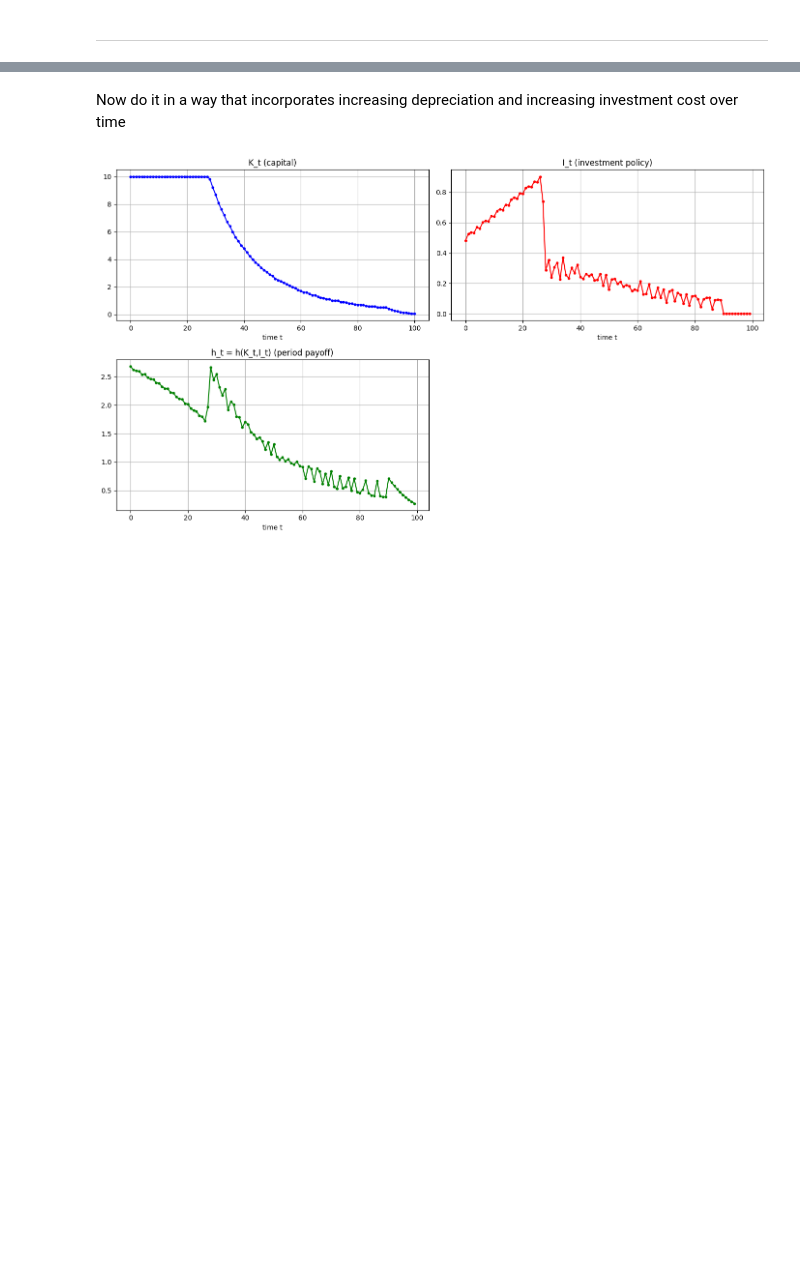
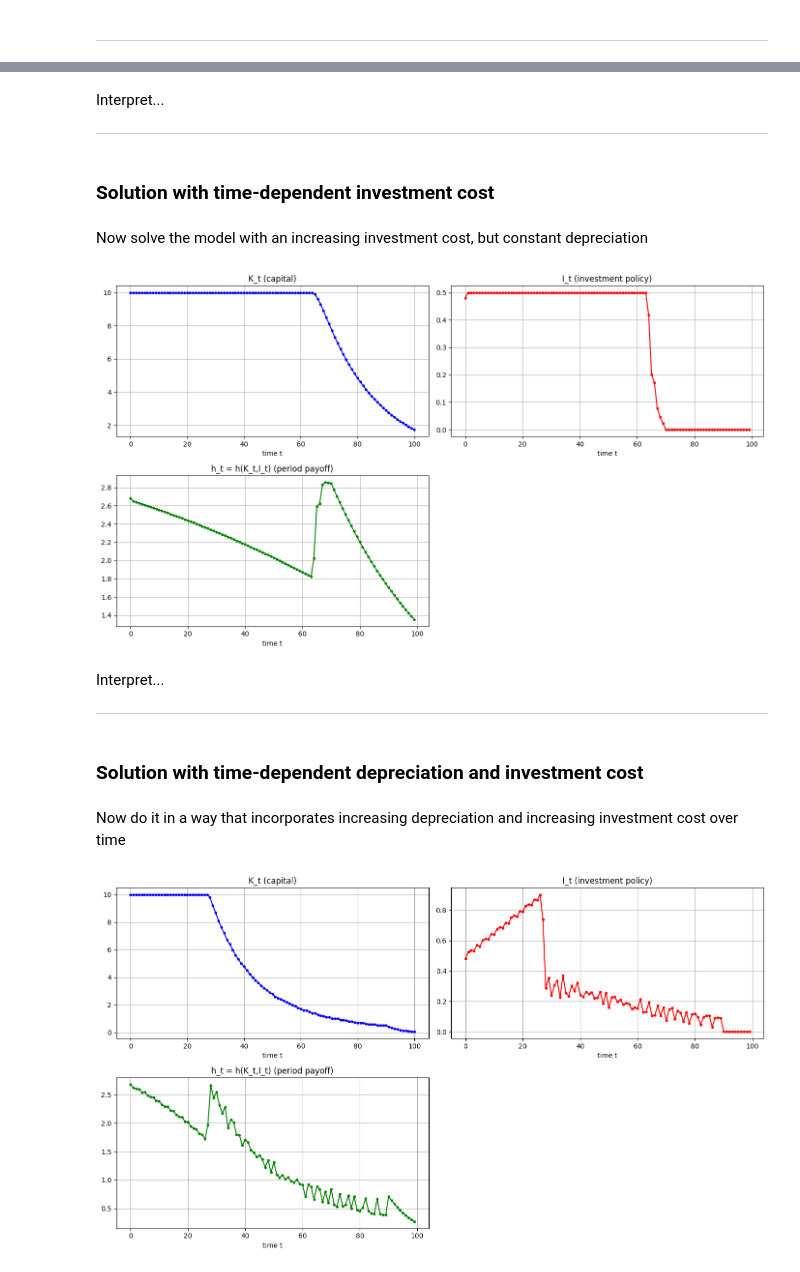
Before and after one commit to jacobmcl7/happiness_U_shape_foundation, a Jupyter notebook: Code/time-dep_problem_analysis.ipynb, the cells around one changed output, grey strips where cells are left out. Saved outputs shown, nothing was run; the diff lists cells and outputs as text; code cells hidden in the pictures; blank space fills up the shorter version.

```diff
--- a/Code/time-dep_problem_analysis.ipynb
+++ b/Code/time-dep_problem_analysis.ipynb
@@ -207,3 +227,24 @@ solve_and_simulate(K0, Kmin, Kmax, nK, Imin, Imax, nI, Tsim, beta, h_of_t, K_nex
+# %% [markdown]
+Interpret...
+
+---
+# %% [markdown]
+### Solution with time-dependent investment cost
+# %% [markdown]
+Now solve the model with an increasing investment cost, but constant depreciation
+# %%
+delta_path = np.linspace(0.05, 0.05, Tsim)  # back to constant depreciation
+gamma_path = np.linspace(1, 2, Tsim)**2  # increasing polynomial investment cost over time
+
+solve_and_simulate(K0, Kmin, Kmax, nK, Imin, Imax, nI, Tsim, beta, h_of_t, K_next)
+# %% [output]
+[figure, added]
+# %% [markdown]
+Interpret...
+
+---
+# %% [markdown]
+### Solution with time-dependent depreciation and investment cost
 # %% [markdown]
 Now do it in a way that incorporates increasing depreciation and increasing investment cost over time
 # %%
```
Also changed, not shown: parts of 16 cells of this notebook.
